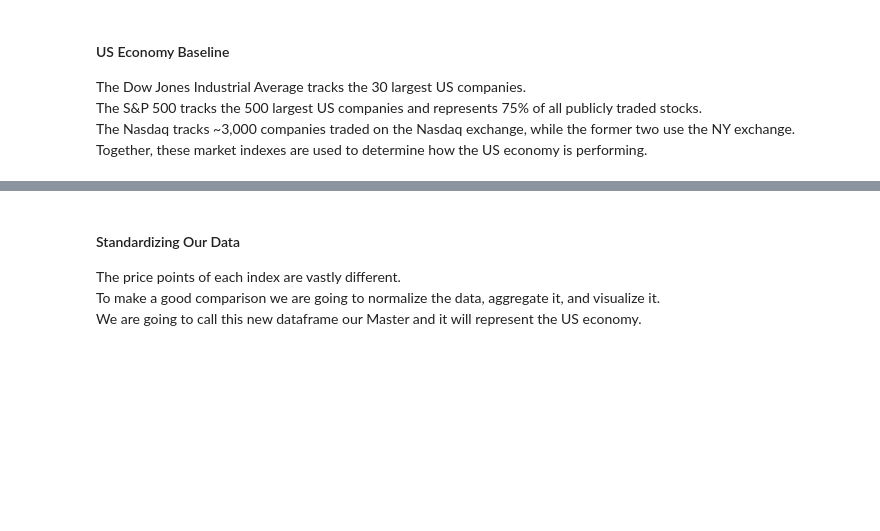
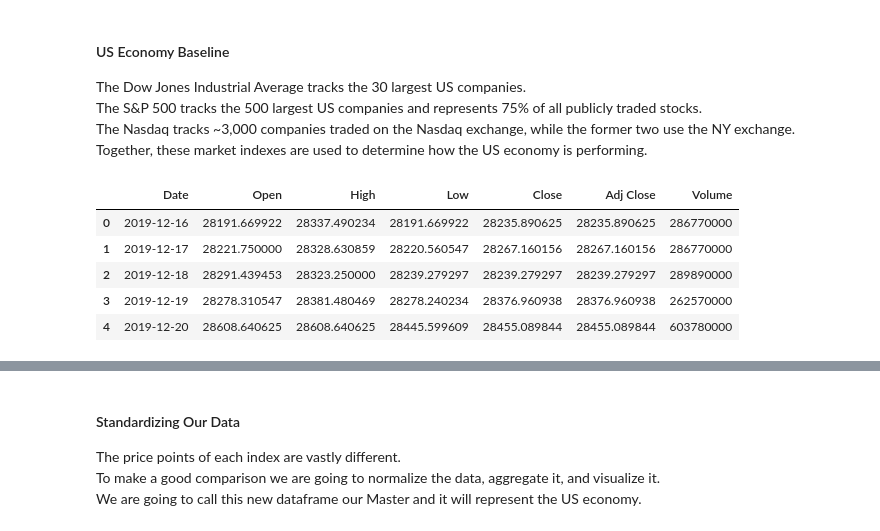
Before and after one commit to JonathanConn/320_final, a Jupyter notebook: main.ipynb, the cells around one changed output, grey strips where cells are left out. Saved outputs shown, nothing was run; the diff lists cells and outputs as text; code cells hidden in the pictures; blank space fills up the shorter version.

```diff
--- a/main.ipynb
+++ b/main.ipynb
@@ -53,4 +53,13 @@ Together, these market indexes are used to determine how the US economy is perfo
 # %%
 dow_df = pd.read_csv('data/dow_data.csv')
 nas_df = pd.read_csv('data/nasdaq_data.csv')
 sp_df = pd.read_csv('data/s&p_data.csv')
+
+dow_df.head(5)
+# %% [output]
+|  | Date | Open | High | Low | Close | Adj Close | Volume |
+| 0 | 2019-12-16 | 28191.669922 | 28337.490234 | 28191.669922 | 28235.890625 | 28235.890625 | 286770000 |
+| 1 | 2019-12-17 | 28221.750000 | 28328.630859 | 28220.560547 | 28267.160156 | 28267.160156 | 286770000 |
+| 2 | 2019-12-18 | 28291.439453 | 28323.250000 | 28239.279297 | 28239.279297 | 28239.279297 | 289890000 |
+| 3 | 2019-12-19 | 28278.310547 | 28381.480469 | 28278.240234 | 28376.960938 | 28376.960938 | 262570000 |
+| 4 | 2019-12-20 | 28608.640625 | 28608.640625 | 28445.599609 | 28455.089844 | 28455.089844 | 603780000 |
```
Also changed, not shown: parts of 5 cells of this notebook.
